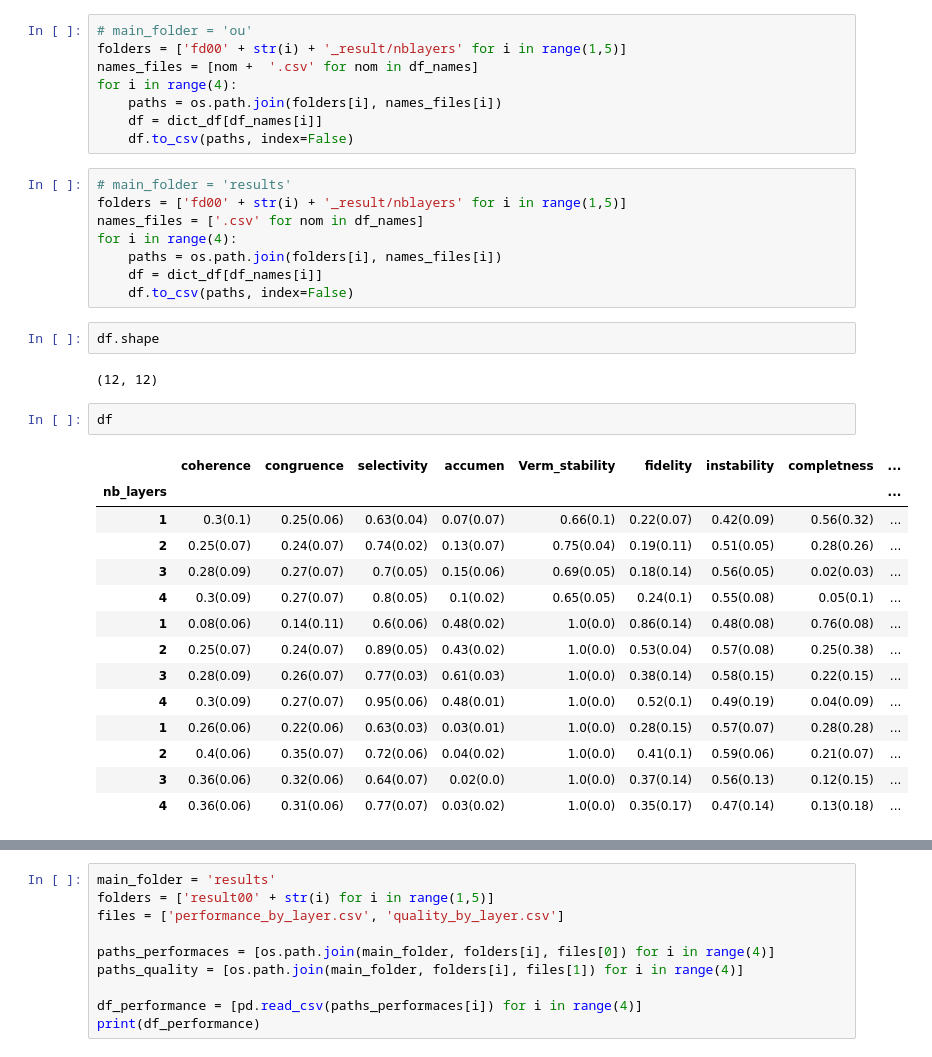
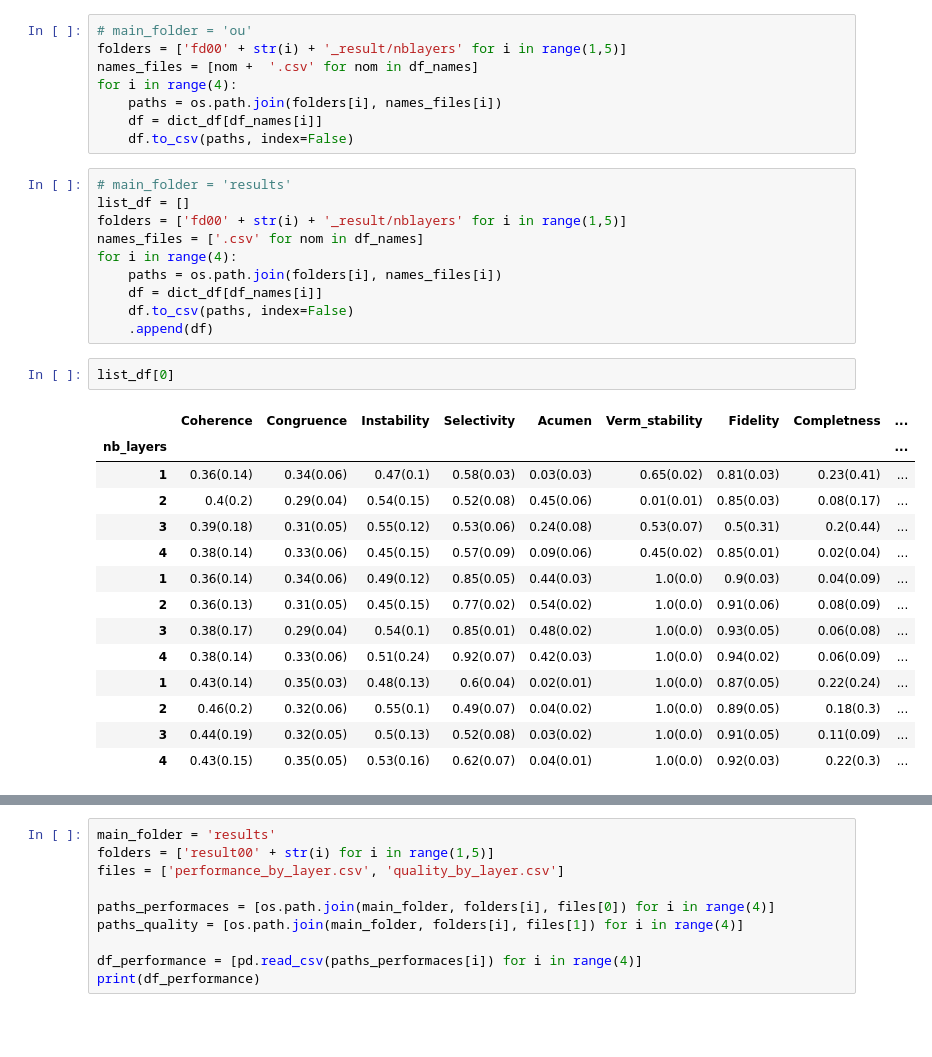
Before and after one commit to laminendao/special_issueV2, a Jupyter notebook: formated_nb_layers_qualitybis.ipynb, the cells around one changed output, grey strips where cells are left out. Drawn from its saved outputs; the diff is of its cells as text; blank space fills up the shorter version.

```diff
--- a/formated_nb_layers_qualitybis.ipynb
+++ b/formated_nb_layers_qualitybis.ipynb
@@ -418,30 +399,28 @@ for i in range(4):
     df.to_csv(paths, index=False)
 # %%
 # main_folder = 'results'
+list_df = []
 folders = ['fd00' + str(i) + '_result/nblayers' for i in range(1,5)]
 names_files = ['.csv' for nom in df_names]
 for i in range(4):
     paths = os.path.join(folders[i], names_files[i])
     df = dict_df[df_names[i]]
     df.to_csv(paths, index=False)
+    .append(df)
-# %%
-df.shape
-# %% [output]
-(12, 12)
-# %%
-df
-# %% [output]
-|  | coherence | congruence | selectivity | accumen | Verm_stability | fidelity | instability | completness | ... |
-| nb_layers |  |  |  |  |  |  |  |  | ... |
-| 1 | 0.3(0.1) | 0.25(0.06) | 0.63(0.04) | 0.07(0.07) | 0.66(0.1) | 0.22(0.07) | 0.42(0.09) | 0.56(0.32) | ... |
-| 2 | 0.25(0.07) | 0.24(0.07) | 0.74(0.02) | 0.13(0.07) | 0.75(0.04) | 0.19(0.11) | 0.51(0.05) | 0.28(0.26) | ... |
-| 3 | 0.28(0.09) | 0.27(0.07) | 0.7(0.05) | 0.15(0.06) | 0.69(0.05) | 0.18(0.14) | 0.56(0.05) | 0.02(0.03) | ... |
-| 4 | 0.3(0.09) | 0.27(0.07) | 0.8(0.05) | 0.1(0.02) | 0.65(0.05) | 0.24(0.1) | 0.55(0.08) | 0.05(0.1) | ... |
-| 1 | 0.08(0.06) | 0.14(0.11) | 0.6(0.06) | 0.48(0.02) | 1.0(0.0) | 0.86(0.14) | 0.48(0.08) | 0.76(0.08) | ... |
-| 2 | 0.25(0.07) | 0.24(0.07) | 0.89(0.05) | 0.43(0.02) | 1.0(0.0) | 0.53(0.04) | 0.57(0.08) | 0.25(0.38) | ... |
-| 3 | 0.28(0.09) | 0.26(0.07) | 0.77(0.03) | 0.61(0.03) | 1.0(0.0) | 0.38(0.14) | 0.58(0.15) | 0.22(0.15) | ... |
-| 4 | 0.3(0.09) | 0.27(0.07) | 0.95(0.06) | 0.48(0.01) | 1.0(0.0) | 0.52(0.1) | 0.49(0.19) | 0.04(0.09) | ... |
-| 1 | 0.26(0.06) | 0.22(0.06) | 0.63(0.03) | 0.03(0.01) | 1.0(0.0) | 0.28(0.15) | 0.57(0.07) | 0.28(0.28) | ... |
-| 2 | 0.4(0.06) | 0.35(0.07) | 0.72(0.06) | 0.04(0.02) | 1.0(0.0) | 0.41(0.1) | 0.59(0.06) | 0.21(0.07) | ... |
-| 3 | 0.36(0.06) | 0.32(0.06) | 0.64(0.07) | 0.02(0.0) | 1.0(0.0) | 0.37(0.14) | 0.56(0.13) | 0.12(0.15) | ... |
-| 4 | 0.36(0.06) | 0.31(0.06) | 0.77(0.07) | 0.03(0.02) | 1.0(0.0) | 0.35(0.17) | 0.47(0.14) | 0.13(0.18) | ... |
+# %%
+list_df[0]
+# %% [output]
+|  | Coherence | Congruence | Instability | Selectivity | Acumen | Verm_stability | Fidelity | Completness | ... |
+| nb_layers |  |  |  |  |  |  |  |  | ... |
+| 1 | 0.36(0.14) | 0.34(0.06) | 0.47(0.1) | 0.58(0.03) | 0.03(0.03) | 0.65(0.02) | 0.81(0.03) | 0.23(0.41) | ... |
+| 2 | 0.4(0.2) | 0.29(0.04) | 0.54(0.15) | 0.52(0.08) | 0.45(0.06) | 0.01(0.01) | 0.85(0.03) | 0.08(0.17) | ... |
+| 3 | 0.39(0.18) | 0.31(0.05) | 0.55(0.12) | 0.53(0.06) | 0.24(0.08) | 0.53(0.07) | 0.5(0.31) | 0.2(0.44) | ... |
+| 4 | 0.38(0.14) | 0.33(0.06) | 0.45(0.15) | 0.57(0.09) | 0.09(0.06) | 0.45(0.02) | 0.85(0.01) | 0.02(0.04) | ... |
+| 1 | 0.36(0.14) | 0.34(0.06) | 0.49(0.12) | 0.85(0.05) | 0.44(0.03) | 1.0(0.0) | 0.9(0.03) | 0.04(0.09) | ... |
+| 2 | 0.36(0.13) | 0.31(0.05) | 0.45(0.15) | 0.77(0.02) | 0.54(0.02) | 1.0(0.0) | 0.91(0.06) | 0.08(0.09) | ... |
+| 3 | 0.38(0.17) | 0.29(0.04) | 0.54(0.1) | 0.85(0.01) | 0.48(0.02) | 1.0(0.0) | 0.93(0.05) | 0.06(0.08) | ... |
+| 4 | 0.38(0.14) | 0.33(0.06) | 0.51(0.24) | 0.92(0.07) | 0.42(0.03) | 1.0(0.0) | 0.94(0.02) | 0.06(0.09) | ... |
+| 1 | 0.43(0.14) | 0.35(0.03) | 0.48(0.13) | 0.6(0.04) | 0.02(0.01) | 1.0(0.0) | 0.87(0.05) | 0.22(0.24) | ... |
+| 2 | 0.46(0.2) | 0.32(0.06) | 0.55(0.1) | 0.49(0.07) | 0.04(0.02) | 1.0(0.0) | 0.89(0.05) | 0.18(0.3) | ... |
+| 3 | 0.44(0.19) | 0.32(0.05) | 0.5(0.13) | 0.52(0.08) | 0.03(0.02) | 1.0(0.0) | 0.91(0.05) | 0.11(0.09) | ... |
+| 4 | 0.43(0.15) | 0.35(0.05) | 0.53(0.16) | 0.62(0.07) | 0.04(0.01) | 1.0(0.0) | 0.92(0.03) | 0.22(0.3) | ... |
```
Also changed, not shown: parts of 6 cells of this notebook, 35 other files.
